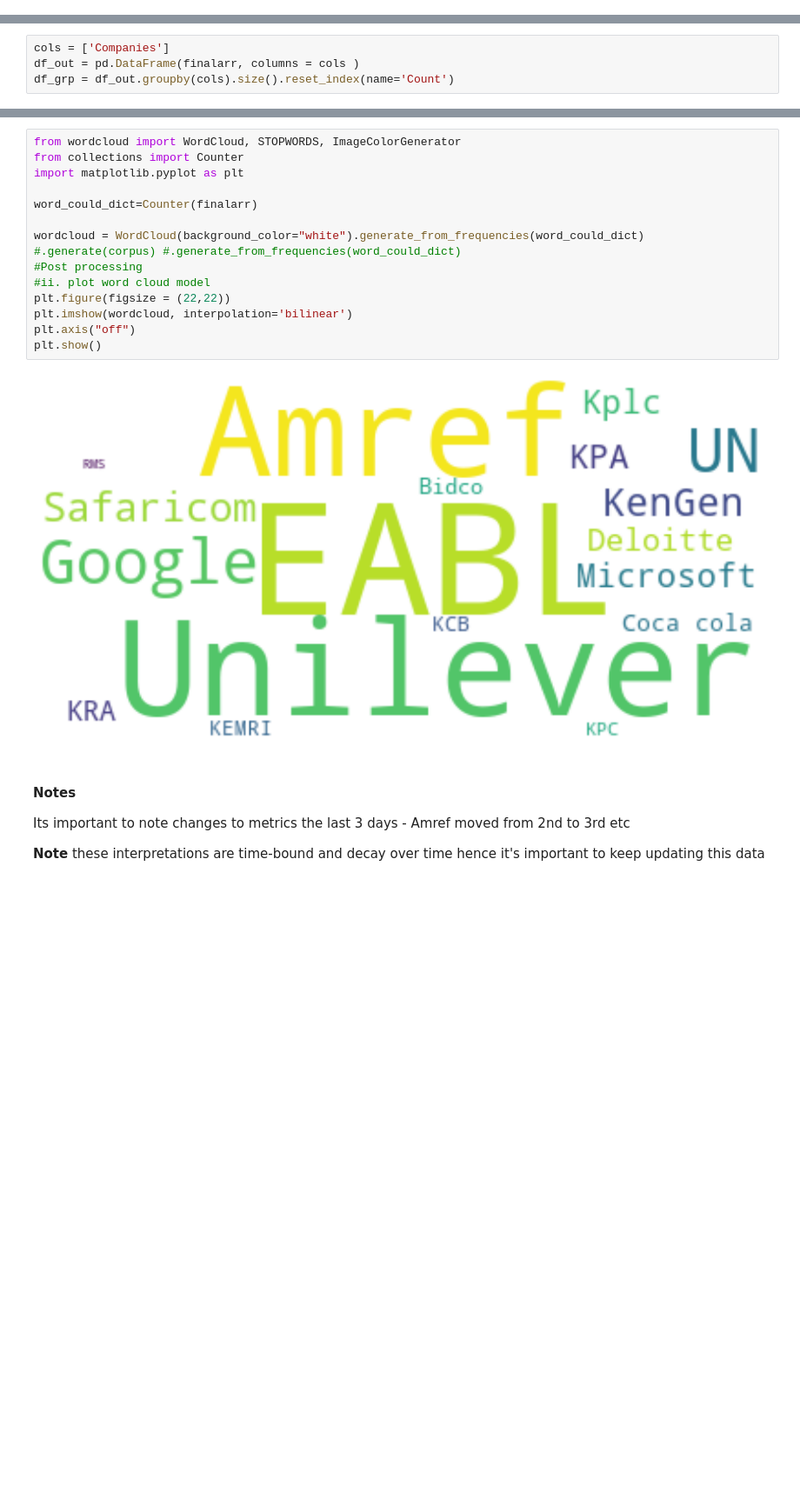
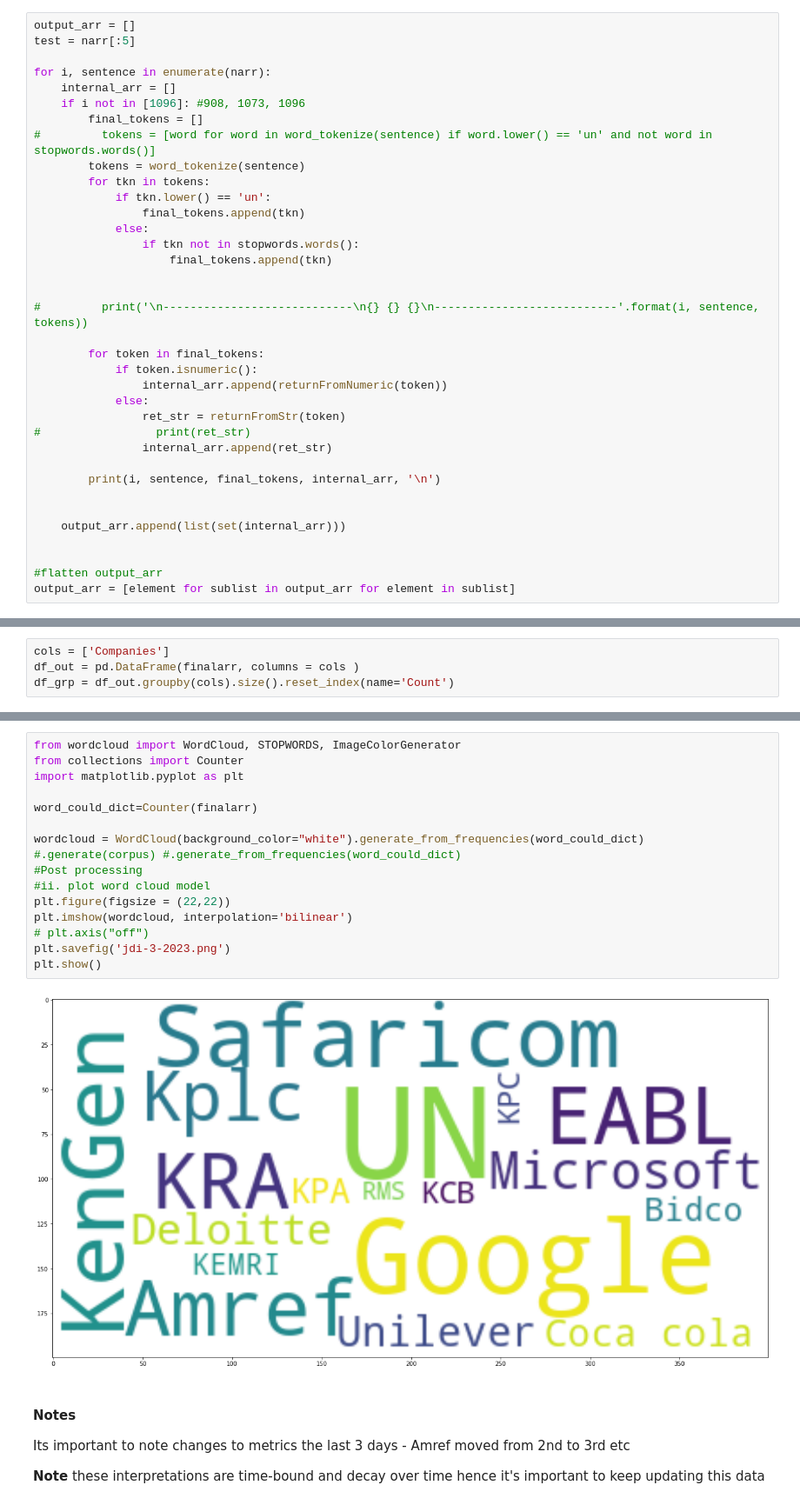
Before and after one commit to dakn2005/wanjiku_report_job_index, a Jupyter notebook: Wanjiku Twitter Job reports 2022.ipynb, the cells around one changed output, grey strips where cells are left out. Shown at 87% size. Saved outputs shown, nothing was run; the diff lists cells and outputs as text; blank space fills up the shorter version.

```diff
--- a/Wanjiku Twitter Job reports 2022.ipynb
+++ b/Wanjiku Twitter Job reports 2022.ipynb
@@ -181,0 +178,36 @@ for i,txt in enumerate(narr):
+# %%
+output_arr = []
+test = narr[:5]
+
+for i, sentence in enumerate(narr):
+    internal_arr = []
+    if i not in [1096]: #908, 1073, 1096
+        final_tokens = []
+#         tokens = [word for word in word_tokenize(sentence) if word.lower() == 'un' and not word in stopwords.words()]
+        tokens = word_tokenize(sentence)
+        for tkn in tokens:
+            if tkn.lower() == 'un':
+                final_tokens.append(tkn)
+            else:
+                if tkn not in stopwords.words():
+                    final_tokens.append(tkn)
+
+
+#         print('\n----------------------------\n{} {} {}\n---------------------------'.format(i, sentence, tokens))
+
+        for token in final_tokens:
+            if token.isnumeric():
+                internal_arr.append(returnFromNumeric(token))
+            else:
+                ret_str = returnFromStr(token)
+#                 print(ret_str)
+                internal_arr.append(ret_str)
+
+        print(i, sentence, final_tokens, internal_arr, '\n')
+
+
+    output_arr.append(list(set(internal_arr)))
+
+
+#flatten output_arr
+output_arr = [element for sublist in output_arr for element in sublist]
@@ -240,19 +276,20 @@ df_grp.sort_values(by='Count', ascending=False)
 # %%
 from wordcloud import WordCloud, STOPWORDS, ImageColorGenerator
 from collections import Counter
 import matplotlib.pyplot as plt
 
 word_could_dict=Counter(finalarr)
 
 wordcloud = WordCloud(background_color="white").generate_from_frequencies(word_could_dict) #.generate(corpus) #.generate_from_frequencies(word_could_dict)
 #Post processing
 #ii. plot word cloud model
 plt.figure(figsize = (22,22))
 plt.imshow(wordcloud, interpolation='bilinear')
-plt.axis("off")
+# plt.axis("off")
+plt.savefig('jdi-3-2023.png')
 plt.show()
 # %% [output]
-[figure, old version]
+[figure, new version]
 # %% [markdown]
 #### Notes
 Its important to note changes to metrics the last 3 days - Amref moved from 2nd to 3rd etc
```
Also changed, not shown: parts of 10 cells of this notebook, 4 other files.
